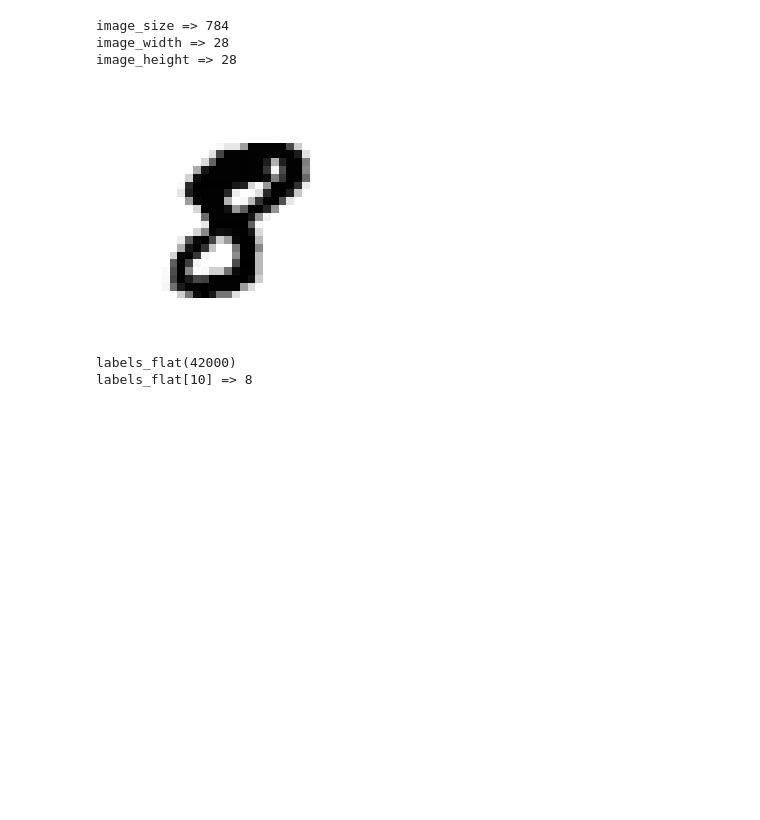
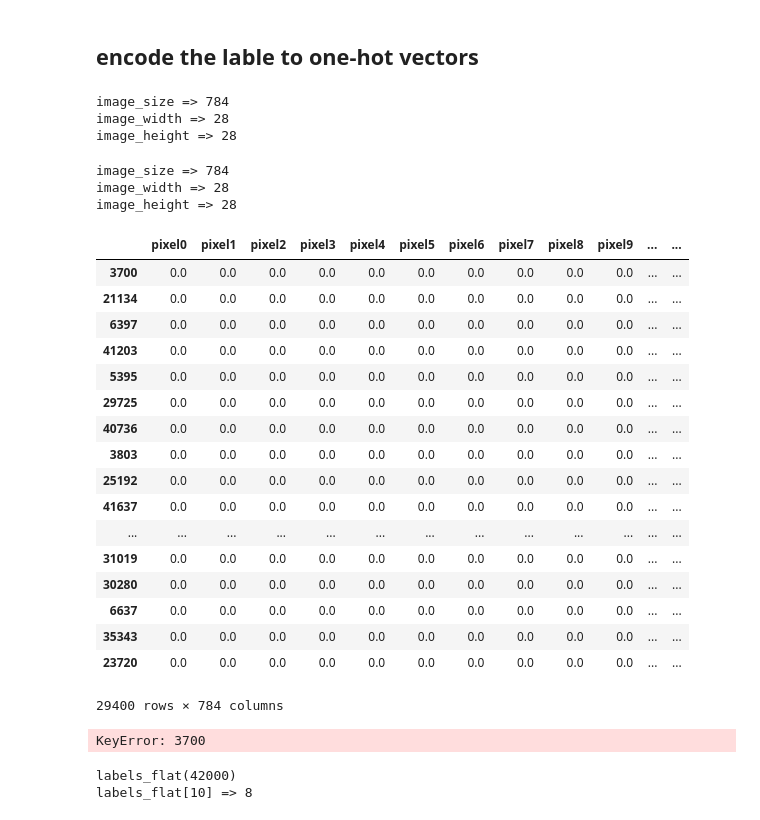
Before and after one commit to yangjing4/7390-final-project, a Jupyter notebook: DNN.ipynb, the cells around one changed output. Cells and saved outputs as stored; diff of their text form; code cells hidden in the pictures; blank space fills up the shorter version.

```diff
--- a/DNN.ipynb
+++ b/DNN.ipynb
@@ -24,7 +23,7 @@ IMAGE_TO_DISPLAY = 10
 # %%
 # read training data from CSV file
-data = pd.read_csv('dataset/train.csv')
-
-print('data({0[0]},{0[1]})'.format(data.shape))
-print (data.head())
+#load the data
+train = pd.read_csv("dataset/train.csv")
+test = pd.read_csv("dataset/test.csv")
+print(train.shape)
 # %% [output]
@@ -56,0 +33,9 @@ images(42000,784)
+# %%
+from sklearn.model_selection import train_test_split
+from keras.utils import np_utils
+Y_train = train["label"]
+# Drop 'label' column
+X_train = train.drop(labels = ["label"],axis = 1)
+random_seed = 2
+#split the data into train set and validation set
+X_train, X_val, Y_train, Y_val = train_test_split(X_train, Y_train, test_size = 0.3, random_state=random_seed)
@@ -56,0 +46,7 @@ images(42000,784)
+# %%
+#data normalization from [0..255] to [0..1]
+X_train = X_train / 255.0
+X_val = X_val / 255.0
+test = test / 255.0
+# %% [markdown]
+<h2>encode the lable to one-hot vectors</h2>
@@ -57,3 +57,12 @@ images(42000,784)
+# %%
+image_size=X_train.shape[1]
+print ('image_size => {0}'.format(image_size))
+image_width = image_height = np.ceil(np.sqrt(image_size)).astype(np.uint8)
+print ('image_width => {0}\nimage_height => {1}'.format(image_width,image_height))
+# %% [output]
+image_size => 784
+image_width => 28
+image_height => 28
 # %%
 image_size = images.shape[1]
 print ('image_size => {0}'.format(image_size))
@@ -66,18 +75,37 @@ print ('image_width => {0}\nimage_height => {1}'.format(image_width,image_height
 image_size => 784
 image_width => 28
 image_height => 28
+# %%
+X_train
+# %% [output]
+|  | pixel0 | pixel1 | pixel2 | pixel3 | pixel4 | pixel5 | pixel6 | pixel7 | pixel8 | pixel9 | ... | ... |
+| 3700 | 0.0 | 0.0 | 0.0 | 0.0 | 0.0 | 0.0 | 0.0 | 0.0 | 0.0 | 0.0 | ... | ... |
+| 21134 | 0.0 | 0.0 | 0.0 | 0.0 | 0.0 | 0.0 | 0.0 | 0.0 | 0.0 | 0.0 | ... | ... |
+| 6397 | 0.0 | 0.0 | 0.0 | 0.0 | 0.0 | 0.0 | 0.0 | 0.0 | 0.0 | 0.0 | ... | ... |
+| 41203 | 0.0 | 0.0 | 0.0 | 0.0 | 0.0 | 0.0 | 0.0 | 0.0 | 0.0 | 0.0 | ... | ... |
+| 5395 | 0.0 | 0.0 | 0.0 | 0.0 | 0.0 | 0.0 | 0.0 | 0.0 | 0.0 | 0.0 | ... | ... |
+| 29725 | 0.0 | 0.0 | 0.0 | 0.0 | 0.0 | 0.0 | 0.0 | 0.0 | 0.0 | 0.0 | ... | ... |
+| 40736 | 0.0 | 0.0 | 0.0 | 0.0 | 0.0 | 0.0 | 0.0 | 0.0 | 0.0 | 0.0 | ... | ... |
+| 3803 | 0.0 | 0.0 | 0.0 | 0.0 | 0.0 | 0.0 | 0.0 | 0.0 | 0.0 | 0.0 | ... | ... |
+| 25192 | 0.0 | 0.0 | 0.0 | 0.0 | 0.0 | 0.0 | 0.0 | 0.0 | 0.0 | 0.0 | ... | ... |
+| 41637 | 0.0 | 0.0 | 0.0 | 0.0 | 0.0 | 0.0 | 0.0 | 0.0 | 0.0 | 0.0 | ... | ... |
+| ... | ... | ... | ... | ... | ... | ... | ... | ... | ... | ... | ... | ... |
+| 31019 | 0.0 | 0.0 | 0.0 | 0.0 | 0.0 | 0.0 | 0.0 | 0.0 | 0.0 | 0.0 | ... | ... |
+| 30280 | 0.0 | 0.0 | 0.0 | 0.0 | 0.0 | 0.0 | 0.0 | 0.0 | 0.0 | 0.0 | ... | ... |
+| 6637 | 0.0 | 0.0 | 0.0 | 0.0 | 0.0 | 0.0 | 0.0 | 0.0 | 0.0 | 0.0 | ... | ... |
+| 35343 | 0.0 | 0.0 | 0.0 | 0.0 | 0.0 | 0.0 | 0.0 | 0.0 | 0.0 | 0.0 | ... | ... |
+| 23720 | 0.0 | 0.0 | 0.0 | 0.0 | 0.0 | 0.0 | 0.0 | 0.0 | 0.0 | 0.0 | ... | ... |
+29400 rows × 784 columns
 # %%
-# display image
+### display image
 def display(img):
-
     # (784) => (28,28)
     one_image = img.reshape(image_width,image_height)
-
     plt.axis('off')
     plt.imshow(one_image, cmap=cm.binary)
 
 # output image
-display(images[IMAGE_TO_DISPLAY])
+display(X_train[3700])
 # %% [output]
-[figure, removed]
+KeyError: 3700
 # %%
```
Also changed, not shown: parts of 20 cells of this notebook.
